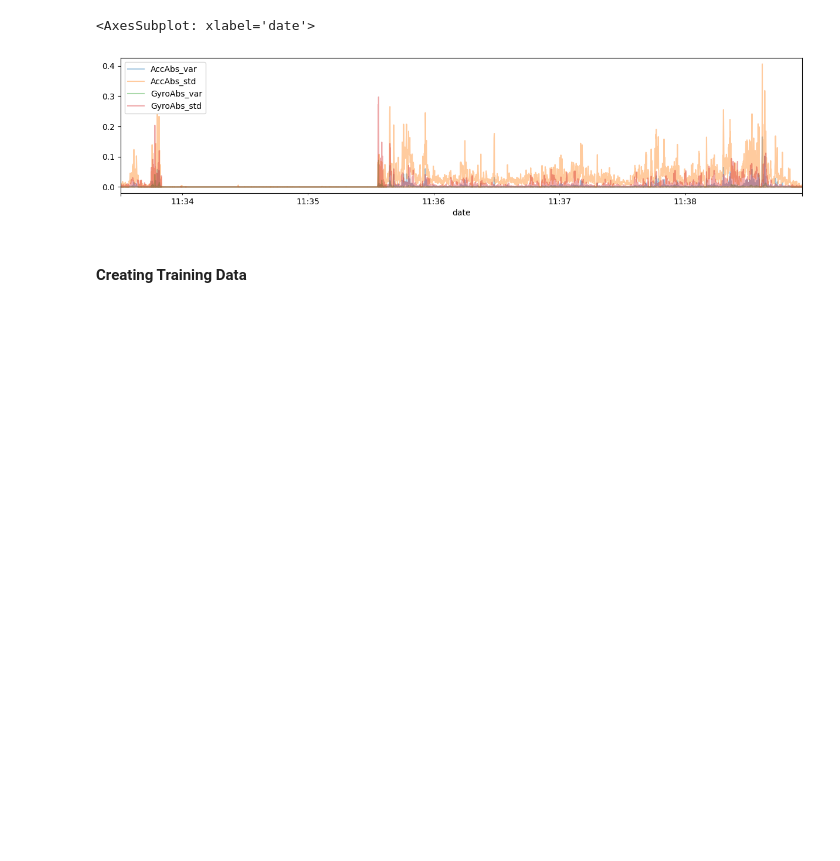
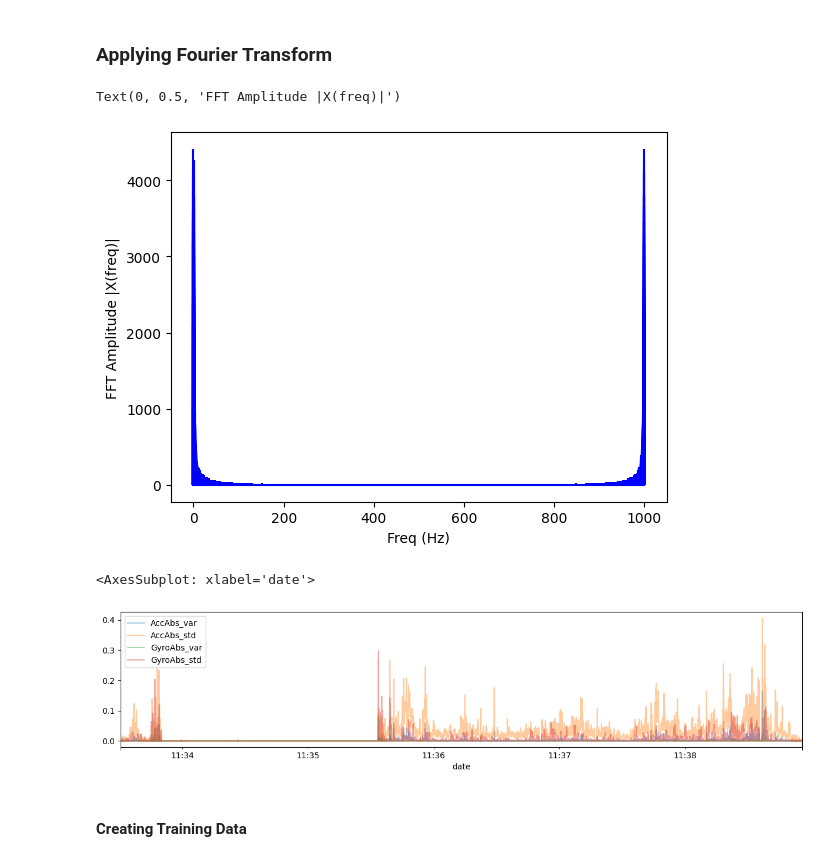
Before and after one commit to hasanali28/children_activity_app, a Jupyter notebook: creatingData.ipynb, the cells around one changed output. Saved outputs shown, nothing was run; the diff lists cells and outputs as text; code cells hidden in the pictures; blank space fills up the shorter version.

```diff
--- a/creatingData.ipynb
+++ b/creatingData.ipynb
@@ -67 +110,16 @@ final.dropna(inplace=True, how='any')
+# %%
+from scipy.signal import lfilter
+def noise_filter(y):
+    n = 2  # the larger n is, the smoother curve will be
+    b = [1.0 / n] * n
+    a = 1
+    return lfilter(b, a, y)
+# %%
+for col in ["GyroscopeX",	"GyroscopeY",	"GyroscopeZ"]:
+    final[col] = noise_filter( final[col].values )
+# %%
+final['GyroscopeAbsolute'] = np.sqrt(final[["GyroscopeX",	"GyroscopeY",	"GyroscopeZ"]].sum(axis=1)**2)
+final['AccelerometerAbsolute'] = np.sqrt(final[["AccelerometerX",	"AccelerometerY",	"AccelerometerZ"]].sum(axis=1)**2)
+# %% [markdown]
+### Applying Fourier Transform
 # %%
@@ -70,0 +128,18 @@ import numpy as np
+# %%
+x = final['GyroscopeX'].values
+sr = 1/0.001
+X = fft(x)
+N = len(X)
+n = np.arange(N)
+T = N/sr
+freq = n/T
+# %%
+plt.stem( freq, np.abs(X),
+        # log_y = True,
+        'b', markerfmt=" ", basefmt="-b"
+         )
+plt.xlabel('Freq (Hz)')
+plt.ylabel('FFT Amplitude |X(freq)|')
+# %% [output]
+Text(0, 0.5, 'FFT Amplitude |X(freq)|')
+[figure, added]
```
Also changed, not shown: parts of 14 cells of this notebook, 3 other files.
